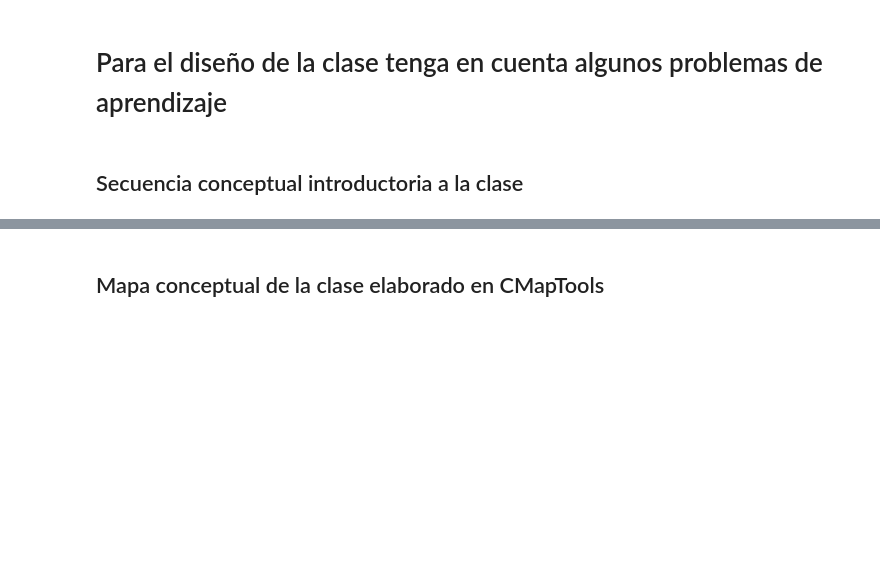
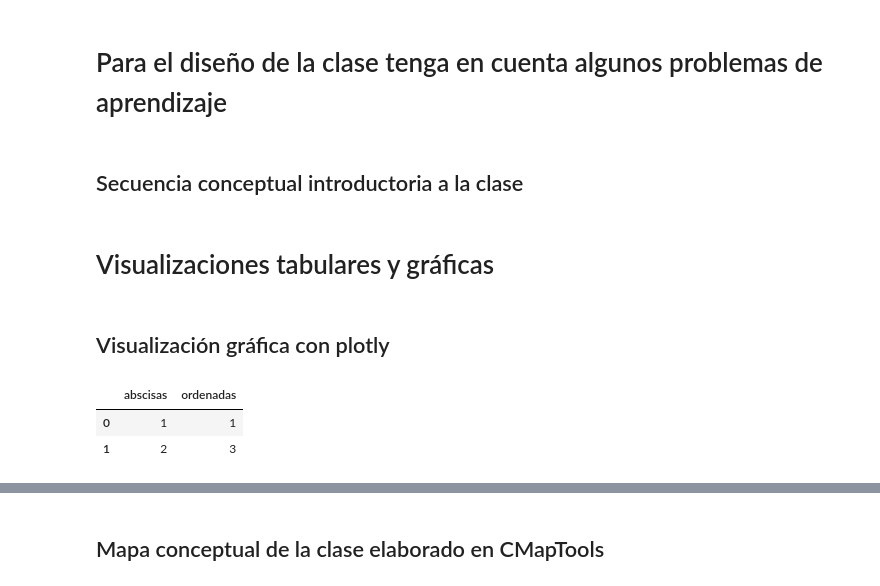
Before and after one commit to marco-canas/fundamentos_de_las_matematicas, a Jupyter notebook: classes/1_modelo_general_clase_aula_invertida.ipynb, the cells around one changed output, grey strips where cells are left out. Saved outputs shown, nothing was run; the diff lists cells and outputs as text; code cells hidden in the pictures; blank space fills up the shorter version.

```diff
--- a/classes/1_modelo_general_clase_aula_invertida.ipynb
+++ b/classes/1_modelo_general_clase_aula_invertida.ipynb
@@ -140,3 +221,19 @@ frente al sufrimiento de los demás. (N. de la T.)
 # Para el diseño de la clase tenga en cuenta algunos problemas de aprendizaje
 # %% [markdown]
 ## Secuencia conceptual introductoria a la clase
+# %% [markdown]
+# Visualizaciones tabulares y gráficas
+# %% [markdown]
+## Visualización gráfica con plotly
+# %%
+import numpy as np
+import pandas as pd
+X = np.array([1,2])
+Y = np.array([1,3])
+
+tabla = pd.DataFrame({'abscisas':X, 'ordenadas':Y})
+tabla
+# %% [output]
+|  | abscisas | ordenadas |
+| 0 | 1 | 1 |
+| 1 | 2 | 3 |
```
Also changed, not shown: parts of 44 cells of this notebook, 19 other files.
